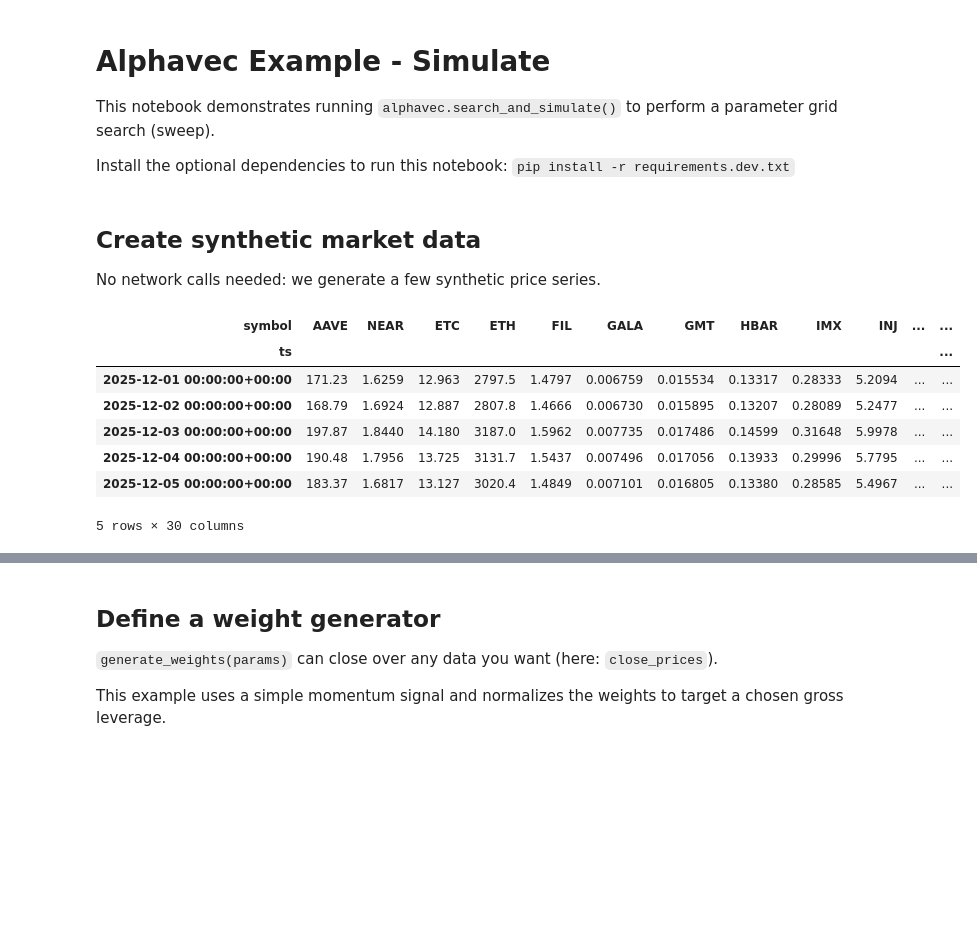
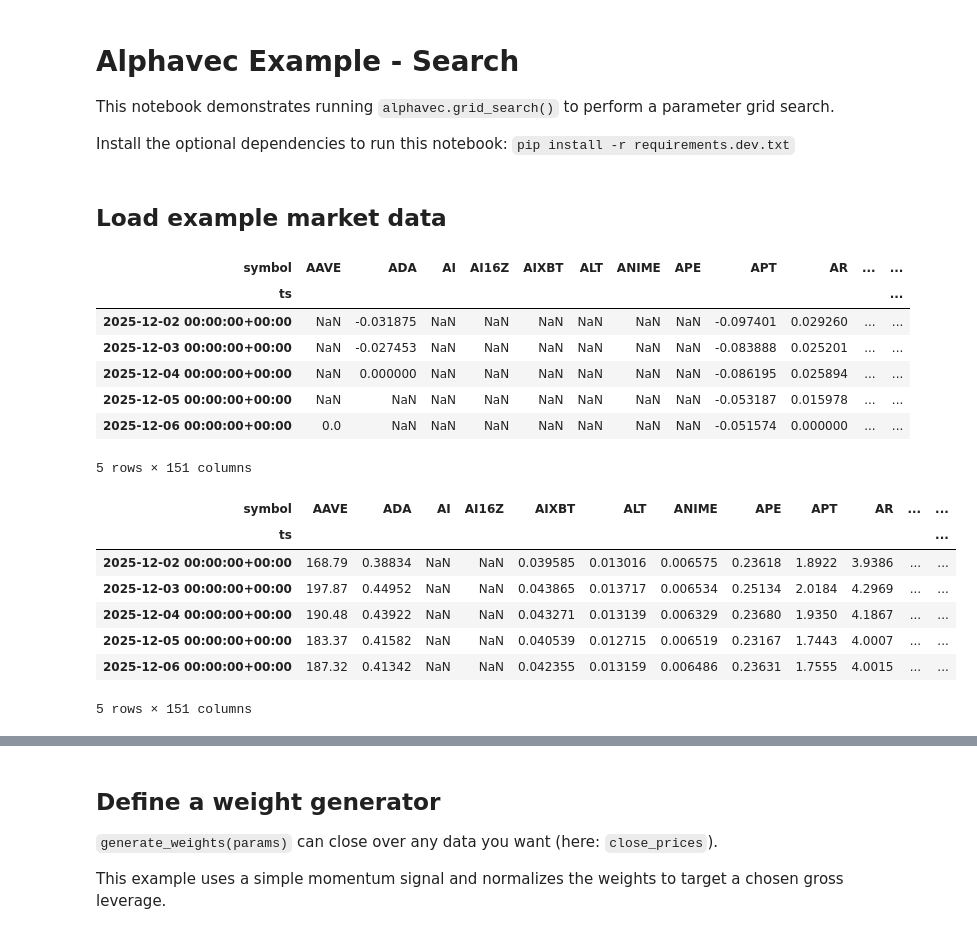
Before and after one commit to breaded-xyz/alphavec, a Jupyter notebook: examples/search.ipynb, the cells around one changed output, grey strips where cells are left out. Drawn from its saved outputs; the diff is of its cells as text; code cells hidden in the pictures; blank space fills up the shorter version.

Commit message:
Update simulation notebook description for clarity on weight generation source

```diff
--- a/examples/search.ipynb
+++ b/examples/search.ipynb
@@ -1,7 +1,7 @@
 # %% [markdown]
-# Alphavec Example - Simulate
+# Alphavec Example - Search
 
-This notebook demonstrates running `alphavec.search_and_simulate()` to perform a parameter grid search (sweep).
+This notebook demonstrates running `alphavec.grid_search()` to perform a parameter grid search.
 
 Install the optional dependencies to run this notebook: `pip install -r requirements.dev.txt`
 # %%
@@ -13,41 +15,34 @@ from alphavec import Grid2D, MarketData, SimConfig, grid_search, tearsheet
 # %% [markdown]
-## Create synthetic market data
-
-No network calls needed: we generate a few synthetic price series.
+## Load example market data
 # %%
-from pathlib import Path
+data_dir = Path("./data")
 
-DATA_DIR = Path("./data")
-if not DATA_DIR.exists():
-    DATA_DIR = Path("./examples/data")
+weights = pd.read_feather(data_dir / "weights.feather")
+close_prices = pd.read_feather(data_dir / "close_prices.feather")
+open_prices = pd.read_feather(data_dir / "open_prices.feather")
+funding_rates = pd.read_feather(data_dir / "funding_rates.feather")
 
-close_prices = pd.read_feather(DATA_DIR / "close_prices.feather").sort_index()
-open_prices = pd.read_feather(DATA_DIR / "open_prices.feather").sort_index()
-funding_rates = pd.read_feather(DATA_DIR / "funding_rates.feather").sort_index()
+display(weights.tail())
+display(close_prices.tail())
 
-# Use a smaller, cleaner universe for speed and stability.
-# Pick the most liquid/available columns by close-price coverage.
-coverage = close_prices.notna().mean().sort_values(ascending=False)
-universe = coverage.head(30).index
-
-close_prices = close_prices[universe].astype(float)
-order_prices = open_prices[universe].astype(float)
-funding_rates = funding_rates[universe].astype(float)
-
-# Align all inputs on a common index and drop the final day (no forward return available for diagnostics).
-index = close_prices.index.intersection(order_prices.index).intersection(funding_rates.index)
-index = index[:-1]
-close_prices = close_prices.reindex(index)
-order_prices = order_prices.reindex(index)
-funding_rates = funding_rates.reindex(index)
-
-close_prices.tail()
+symbols = weights.columns.tolist()
+print("assets", len(symbols))
+print("start", weights.index.min())
+print("end", weights.index.max())
 # %% [output]
-| symbol | AAVE | NEAR | ETC | ETH | FIL | GALA | GMT | HBAR | IMX | INJ | ... | ... |
+| symbol | AAVE | ADA | AI | AI16Z | AIXBT | ALT | ANIME | APE | APT | AR | ... | ... |
 | ts |  |  |  |  |  |  |  |  |  |  |  | ... |
-| 2025-12-01 00:00:00+00:00 | 171.23 | 1.6259 | 12.963 | 2797.5 | 1.4797 | 0.006759 | 0.015534 | 0.13317 | 0.28333 | 5.2094 | ... | ... |
-| 2025-12-02 00:00:00+00:00 | 168.79 | 1.6924 | 12.887 | 2807.8 | 1.4666 | 0.006730 | 0.015895 | 0.13207 | 0.28089 | 5.2477 | ... | ... |
-| 2025-12-03 00:00:00+00:00 | 197.87 | 1.8440 | 14.180 | 3187.0 | 1.5962 | 0.007735 | 0.017486 | 0.14599 | 0.31648 | 5.9978 | ... | ... |
-| 2025-12-04 00:00:00+00:00 | 190.48 | 1.7956 | 13.725 | 3131.7 | 1.5437 | 0.007496 | 0.017056 | 0.13933 | 0.29996 | 5.7795 | ... | ... |
-| 2025-12-05 00:00:00+00:00 | 183.37 | 1.6817 | 13.127 | 3020.4 | 1.4849 | 0.007101 | 0.016805 | 0.13380 | 0.28585 | 5.4967 | ... | ... |
+| 2025-12-02 00:00:00+00:00 | NaN | -0.031875 | NaN | NaN | NaN | NaN | NaN | NaN | -0.097401 | 0.029260 | ... | ... |
+| 2025-12-03 00:00:00+00:00 | NaN | -0.027453 | NaN | NaN | NaN | NaN | NaN | NaN | -0.083888 | 0.025201 | ... | ... |
+| 2025-12-04 00:00:00+00:00 | NaN | 0.000000 | NaN | NaN | NaN | NaN | NaN | NaN | -0.086195 | 0.025894 | ... | ... |
+| 2025-12-05 00:00:00+00:00 | NaN | NaN | NaN | NaN | NaN | NaN | NaN | NaN | -0.053187 | 0.015978 | ... | ... |
+| 2025-12-06 00:00:00+00:00 | 0.0 | NaN | NaN | NaN | NaN | NaN | NaN | NaN | -0.051574 | 0.000000 | ... | ... |
-5 rows × 30 columns
+5 rows × 151 columns
+| symbol | AAVE | ADA | AI | AI16Z | AIXBT | ALT | ANIME | APE | APT | AR | ... | ... |
+| ts |  |  |  |  |  |  |  |  |  |  |  | ... |
+| 2025-12-02 00:00:00+00:00 | 168.79 | 0.38834 | NaN | NaN | 0.039585 | 0.013016 | 0.006575 | 0.23618 | 1.8922 | 3.9386 | ... | ... |
+| 2025-12-03 00:00:00+00:00 | 197.87 | 0.44952 | NaN | NaN | 0.043865 | 0.013717 | 0.006534 | 0.25134 | 2.0184 | 4.2969 | ... | ... |
+| 2025-12-04 00:00:00+00:00 | 190.48 | 0.43922 | NaN | NaN | 0.043271 | 0.013139 | 0.006329 | 0.23680 | 1.9350 | 4.1867 | ... | ... |
+| 2025-12-05 00:00:00+00:00 | 183.37 | 0.41582 | NaN | NaN | 0.040539 | 0.012715 | 0.006519 | 0.23167 | 1.7443 | 4.0007 | ... | ... |
+| 2025-12-06 00:00:00+00:00 | 187.32 | 0.41342 | NaN | NaN | 0.042355 | 0.013159 | 0.006486 | 0.23631 | 1.7555 | 4.0015 | ... | ... |
+5 rows × 151 columns
```
Also changed, not shown: parts of 5 cells of this notebook, 2 other files.
